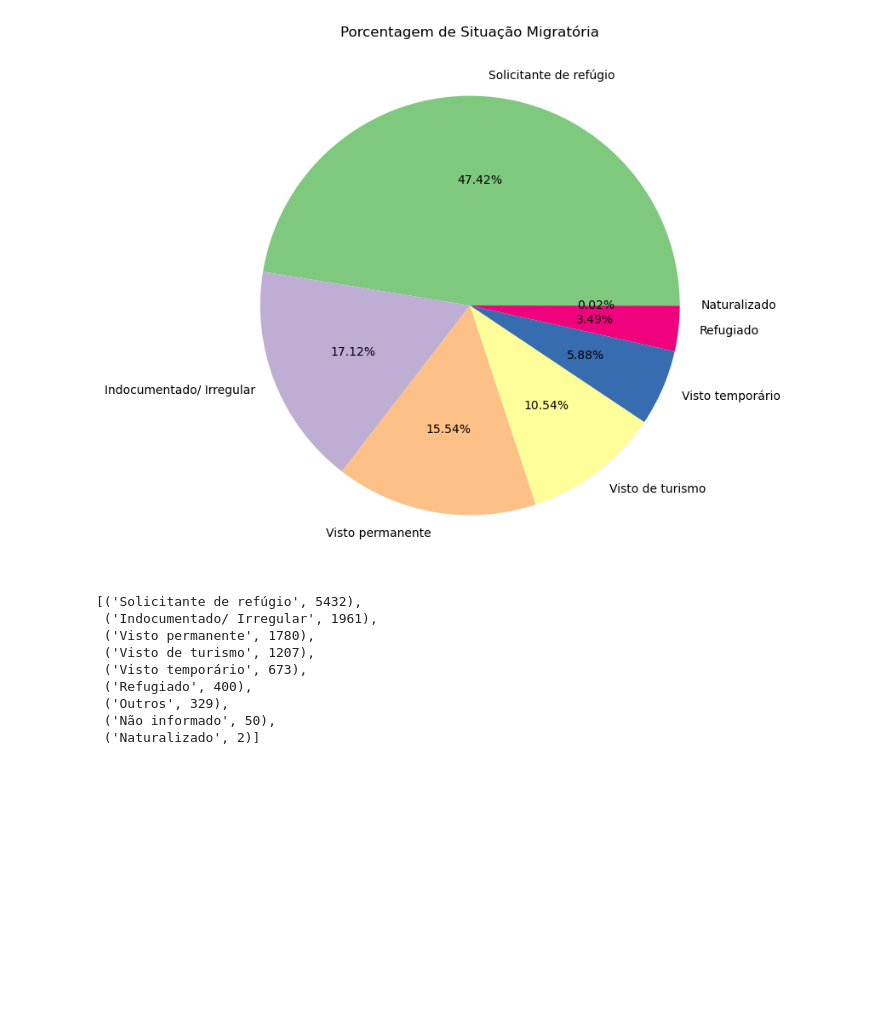
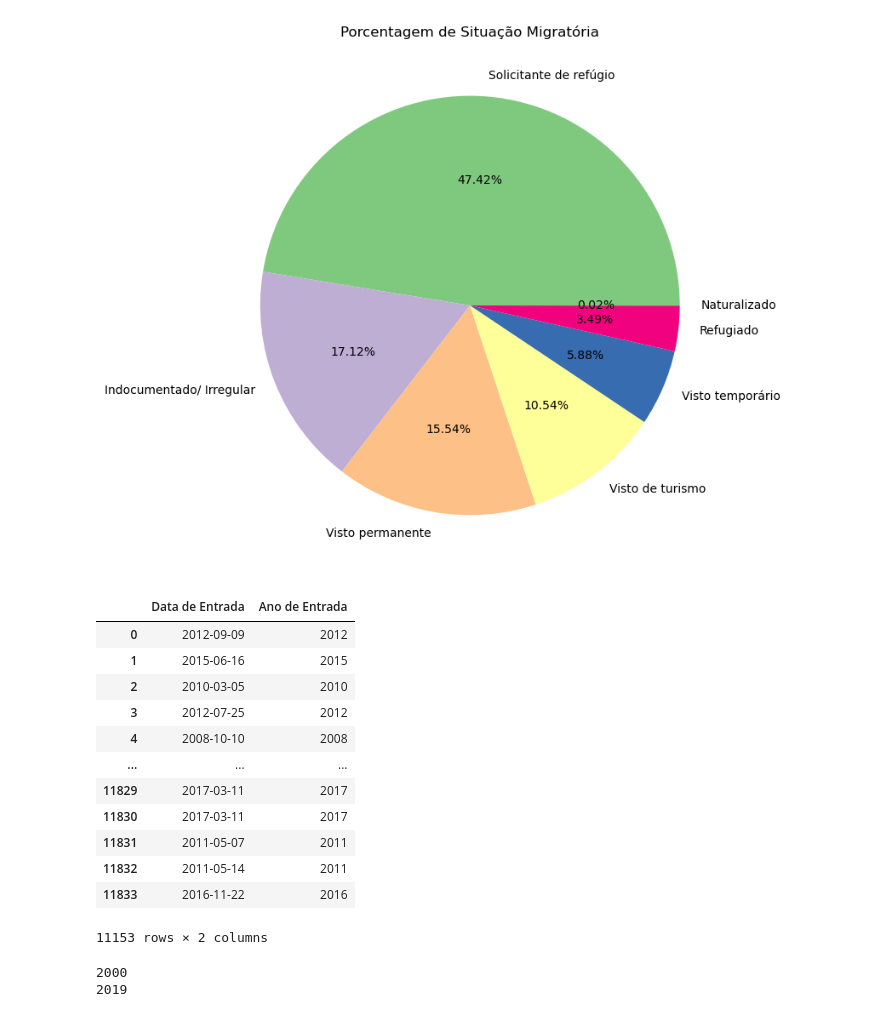
Before and after one commit to VictorHugo11/analise_imigrante, a Jupyter notebook: imigrantes.ipynb, the cells around one changed output. Drawn from its saved outputs; the diff is of its cells as text; code cells hidden in the pictures; blank space fills up the shorter version.

```diff
--- a/imigrantes.ipynb
+++ b/imigrantes.ipynb
@@ -407,14 +407,33 @@ plt.show()
 # %% [output]
 [figure]
 # %%
-situacao_migratoria
+#preencher os valores NaN com 0
+df_entrada_br['ano_entrada_brasil'].fillna(0, inplace=True)
+
+#coluna 'ano_entrada_brasil' para int
+df_entrada_br['ano_entrada_brasil'] = df_entrada_br['ano_entrada_brasil'].astype(int)
+
+entrada_2000_2019 = df_entrada_br[df_entrada_br['ano_entrada_brasil'] >= 2000]
+entrada_2000_2019.columns = ['Data de Entrada', 'Ano de Entrada']
+
+display(entrada_2000_2019)
+
+entrada_2000_2019
+print(entrada_2000_2019['Ano de Entrada'].min())
+print(entrada_2000_2019['Ano de Entrada'].max())
 # %% [output]
+|  | Data de Entrada | Ano de Entrada |
+| 0 | 2012-09-09 | 2012 |
+| 1 | 2015-06-16 | 2015 |
+| 2 | 2010-03-05 | 2010 |
+| 3 | 2012-07-25 | 2012 |
+| 4 | 2008-10-10 | 2008 |
+| ... | ... | ... |
+| 11829 | 2017-03-11 | 2017 |
+| 11830 | 2017-03-11 | 2017 |
+| 11831 | 2011-05-07 | 2011 |
+| 11832 | 2011-05-14 | 2011 |
+| 11833 | 2016-11-22 | 2016 |
-[('Solicitante de refúgio', 5432),
- ('Indocumentado/ Irregular', 1961),
- ('Visto permanente', 1780),
- ('Visto de turismo', 1207),
- ('Visto temporário', 673),
- ('Refugiado', 400),
- ('Outros', 329),
- ('Não informado', 50),
- ('Naturalizado', 2)]
+11153 rows × 2 columns
+2000
+2019
```
